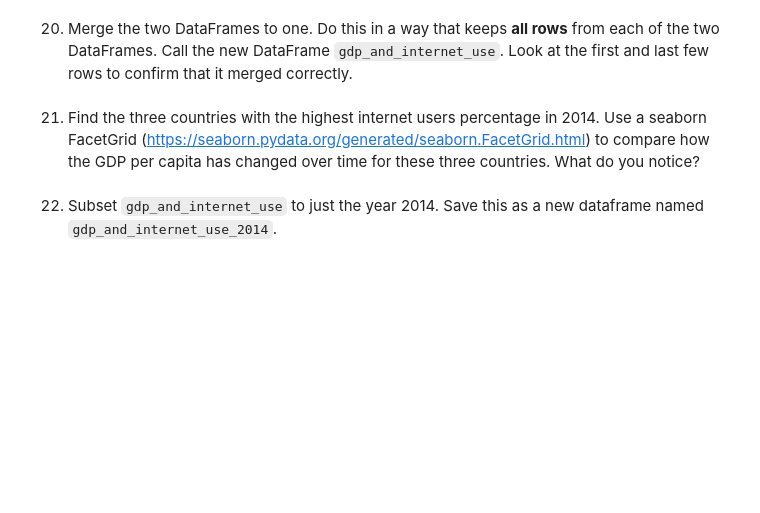
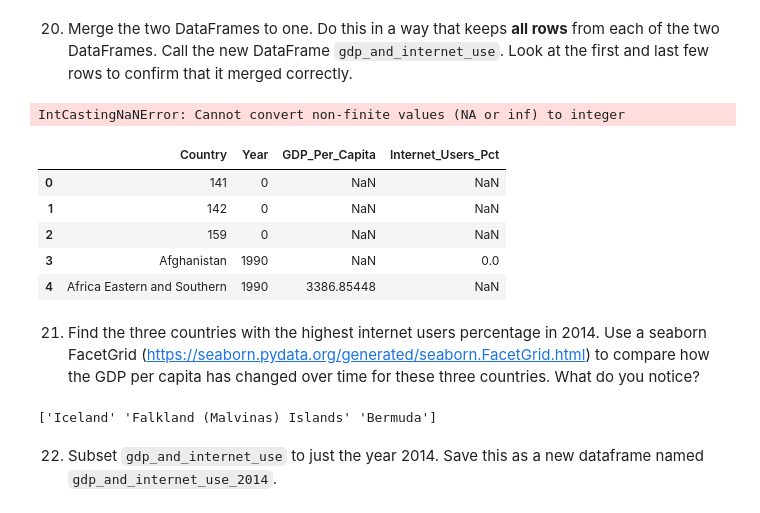
Before and after one commit to NSS-Data-Analytics-Cohort-14/gdp-and-internet-usage-alaurarobinson, a Jupyter notebook: notebooks/alrobinson_un_data.ipynb, the cells around one changed output. Drawn from its saved outputs; the diff is of its cells as text; code cells hidden in the pictures; blank space fills up the shorter version.

```diff
--- a/notebooks/alrobinson_un_data.ipynb
+++ b/notebooks/alrobinson_un_data.ipynb
@@ -319,2 +441,33 @@ internet_df.columns = ['Country', 'Year', 'Internet_Users_Pct']
+# %%
+gdp_df['Year'] = pd.to_numeric(gdp_df['Year'], errors='coerce').astype(int)
+internet_df['Year'] = pd.to_numeric(internet_df['Year'], errors='coerce').astype(int)
+# %% [output]
+IntCastingNaNError: Cannot convert non-finite values (NA or inf) to integer
+# %%
+gdp_df['Year'] = pd.to_numeric(gdp_df['Year'], errors='coerce')
+internet_df['Year'] = pd.to_numeric(internet_df['Year'], errors='coerce')
+# %%
+gdp_df = gdp_df.loc[gdp_df['Year'].notna()]
+internet_df = internet_df.loc[internet_df['Year'].notna()]
+# %%
+gdp_df['Year'] = gdp_df['Year'].astype(int)
+internet_df['Year'] = internet_df['Year'].astype(int)
+# %%
+gdp_and_internet_use = pd.merge(gdp_df, internet_df, on=['Year', 'Country'], how='outer')
+gdp_and_internet_use.head()
+# %% [output]
+|  | Country | Year | GDP_Per_Capita | Internet_Users_Pct |
+| 0 | 141 | 0 | NaN | NaN |
+| 1 | 142 | 0 | NaN | NaN |
+| 2 | 159 | 0 | NaN | NaN |
+| 3 | Afghanistan | 1990 | NaN | 0.0 |
+| 4 | Africa Eastern and Southern | 1990 | 3386.85448 | NaN |
 # %% [markdown]
 21. Find the three countries with the highest internet users percentage in 2014. Use a seaborn FacetGrid (https://seaborn.pydata.org/generated/seaborn.FacetGrid.html) to compare how the GDP per capita has changed over time for these three countries. What do you notice?
+# %%
+df_2014 = gdp_and_internet_use[gdp_and_internet_use['Year'] == 2014]
+top3 = df_2014.sort_values('Internet_Users_Pct', ascending=False).head(3)
+top3_countries = top3['Country'].unique()
+print(top3_countries)
+# %% [output]
+['Iceland' 'Falkland (Malvinas) Islands' 'Bermuda']
```
Also changed, not shown: parts of 19 cells of this notebook.
